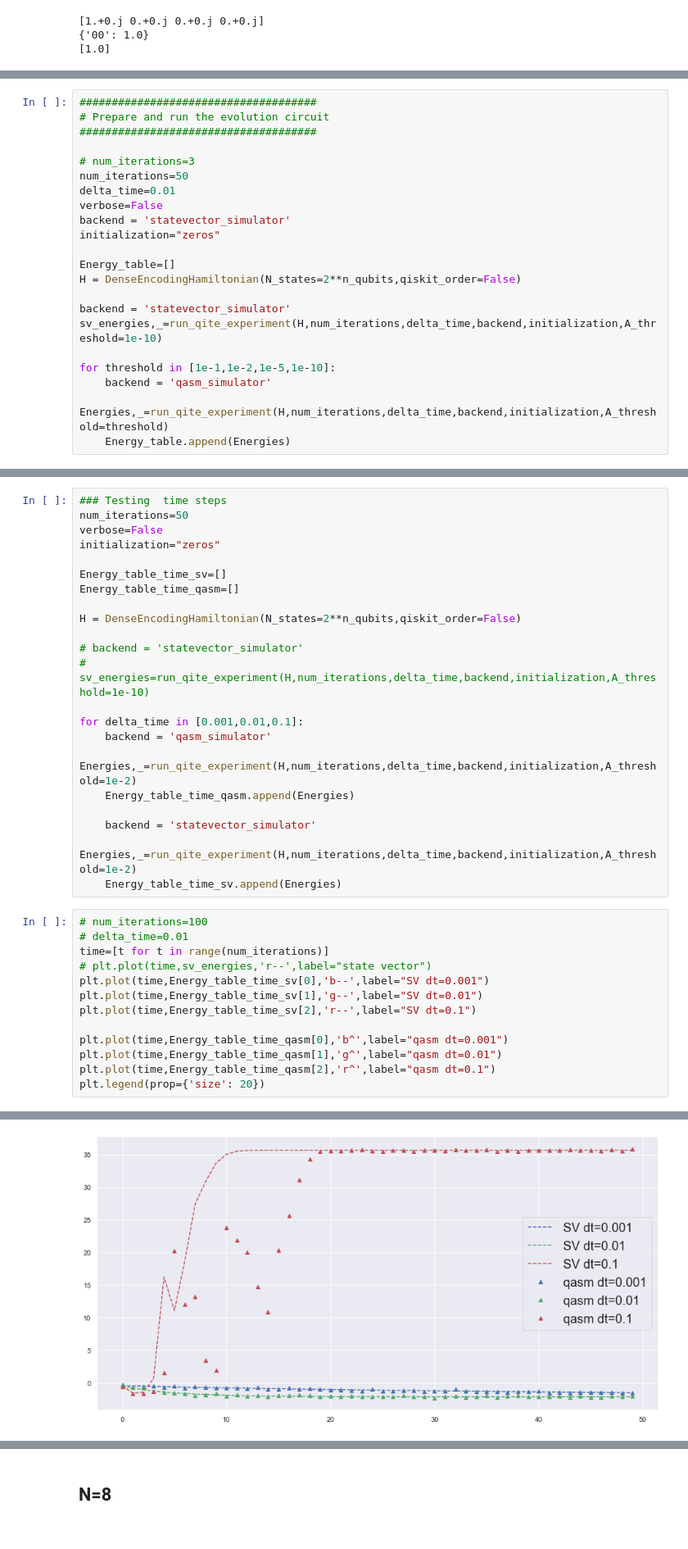
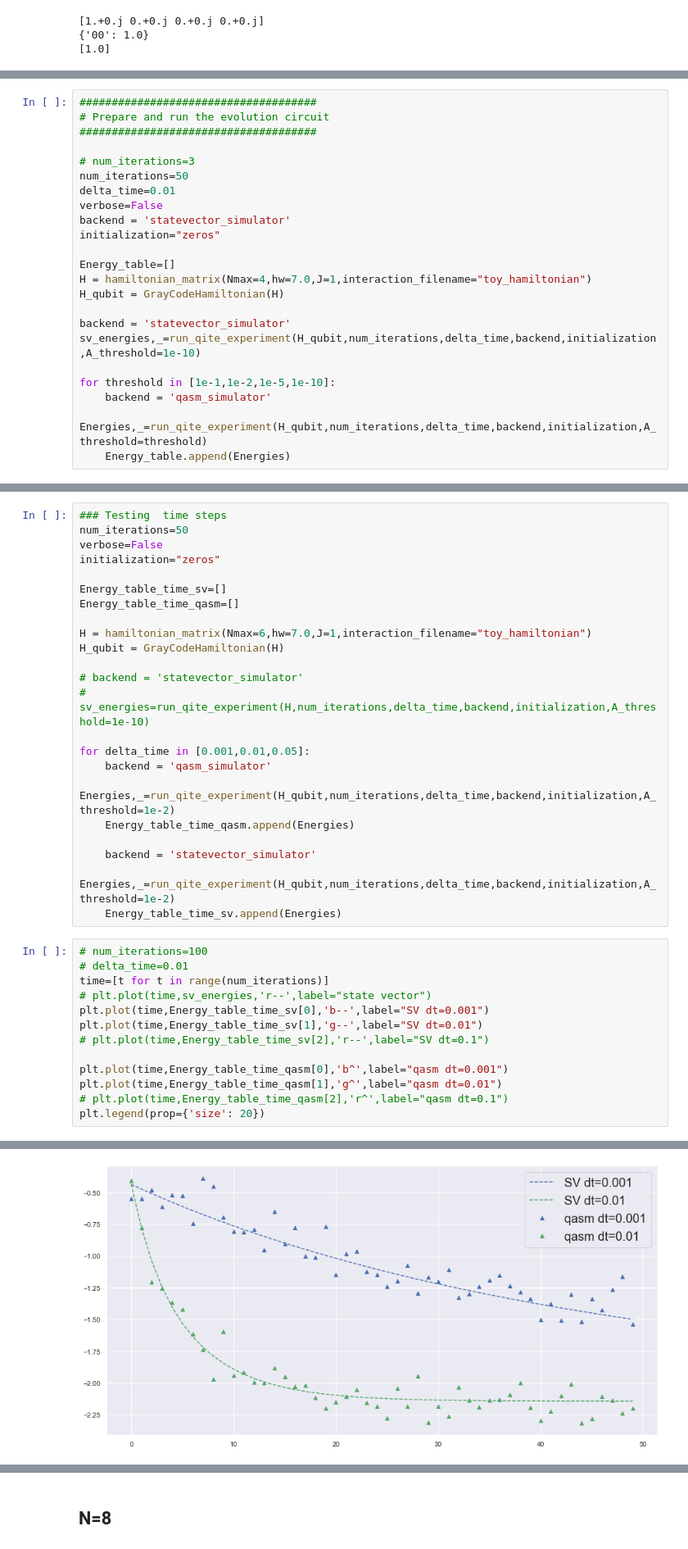
Before and after one commit to aemccoy/GrayCode-QubitEncoding, a Jupyter notebook: notebooks/deuteron-QITE.ipynb, the cells around one changed output, grey strips where cells are left out. Shown at 82% size. Saved outputs shown, nothing was run; the diff lists cells and outputs as text.

Commit message:
Switched to ab initio Hamiltonian construction.  Started updating notebooks to use new construction.

```diff
--- a/notebooks/deuteron-QITE.ipynb
+++ b/notebooks/deuteron-QITE.ipynb
@@ -151,14 +161,15 @@ backend = 'statevector_simulator'
 initialization="zeros"
 
 Energy_table=[]
-H = DenseEncodingHamiltonian(N_states=2**n_qubits,qiskit_order=False)
+H = hamiltonian_matrix(Nmax=4,hw=7.0,J=1,interaction_filename="toy_hamiltonian")
+H_qubit = GrayCodeHamiltonian(H)
 
 backend = 'statevector_simulator'
-sv_energies,_=run_qite_experiment(H,num_iterations,delta_time,backend,initialization,A_threshold=1e-10)
+sv_energies,_=run_qite_experiment(H_qubit,num_iterations,delta_time,backend,initialization,A_threshold=1e-10)
 
 for threshold in [1e-1,1e-2,1e-5,1e-10]:
     backend = 'qasm_simulator'
-    Energies,_=run_qite_experiment(H,num_iterations,delta_time,backend,initialization,A_threshold=threshold)
+    Energies,_=run_qite_experiment(H_qubit,num_iterations,delta_time,backend,initialization,A_threshold=threshold)
     Energy_table.append(Energies)
 # %%
 time=[delta_time*t for t in range(num_iterations)]
@@ -193,35 +203,36 @@ initialization="zeros"
 Energy_table_time_sv=[]
 Energy_table_time_qasm=[]
 
-H = DenseEncodingHamiltonian(N_states=2**n_qubits,qiskit_order=False)
+H = hamiltonian_matrix(Nmax=6,hw=7.0,J=1,interaction_filename="toy_hamiltonian")
+H_qubit = GrayCodeHamiltonian(H)
 
 # backend = 'statevector_simulator'
 # sv_energies=run_qite_experiment(H,num_iterations,delta_time,backend,initialization,A_threshold=1e-10)
 
-for delta_time in [0.001,0.01,0.1]:
+for delta_time in [0.001,0.01,0.05]:
     backend = 'qasm_simulator'
-    Energies,_=run_qite_experiment(H,num_iterations,delta_time,backend,initialization,A_threshold=1e-2)
+    Energies,_=run_qite_experiment(H_qubit,num_iterations,delta_time,backend,initialization,A_threshold=1e-2)
     Energy_table_time_qasm.append(Energies)
 
     backend = 'statevector_simulator'
-    Energies,_=run_qite_experiment(H,num_iterations,delta_time,backend,initialization,A_threshold=1e-2)
+    Energies,_=run_qite_experiment(H_qubit,num_iterations,delta_time,backend,initialization,A_threshold=1e-2)
     Energy_table_time_sv.append(Energies)
 # %%
 # num_iterations=100
 # delta_time=0.01
 time=[t for t in range(num_iterations)]
 # plt.plot(time,sv_energies,'r--',label="state vector")
 plt.plot(time,Energy_table_time_sv[0],'b--',label="SV dt=0.001")
 plt.plot(time,Energy_table_time_sv[1],'g--',label="SV dt=0.01")
-plt.plot(time,Energy_table_time_sv[2],'r--',label="SV dt=0.1")
+# plt.plot(time,Energy_table_time_sv[2],'r--',label="SV dt=0.1")
 
 plt.plot(time,Energy_table_time_qasm[0],'b^',label="qasm dt=0.001")
 plt.plot(time,Energy_table_time_qasm[1],'g^',label="qasm dt=0.01")
-plt.plot(time,Energy_table_time_qasm[2],'r^',label="qasm dt=0.1")
+# plt.plot(time,Energy_table_time_qasm[2],'r^',label="qasm dt=0.1")
 plt.legend(prop={'size': 20})
 # %% [output]
 <matplotlib.legend.Legend at 0x...>
-[figure, old version]
+[figure, new version]
 # %%
 
 time=[t for t in range(num_iterations)]
```
Also changed, not shown: parts of 22 cells of this notebook, 8 other files.
